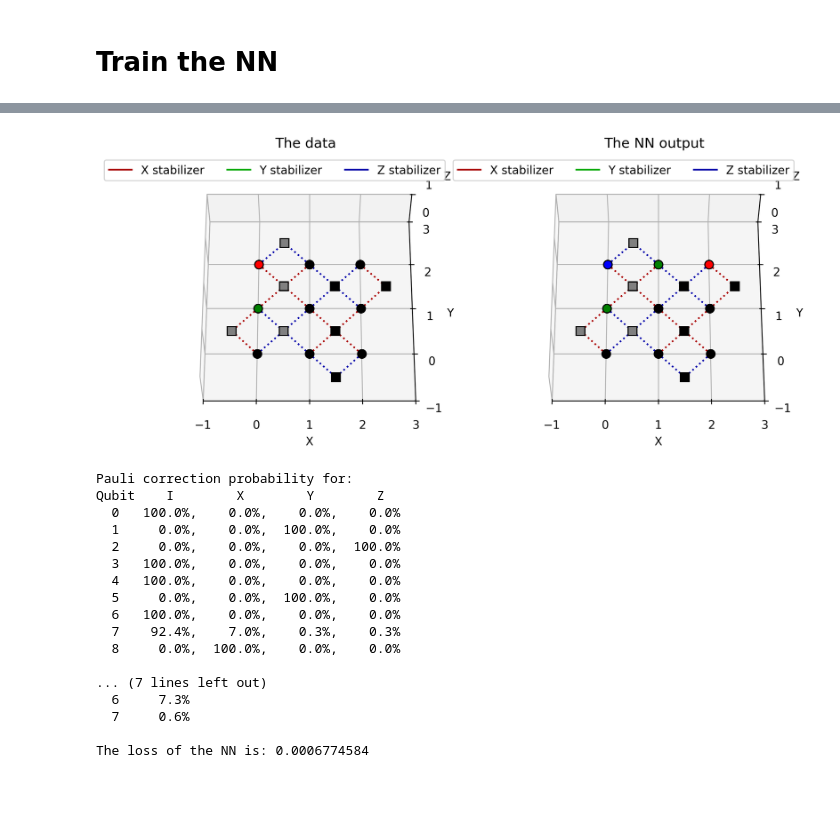
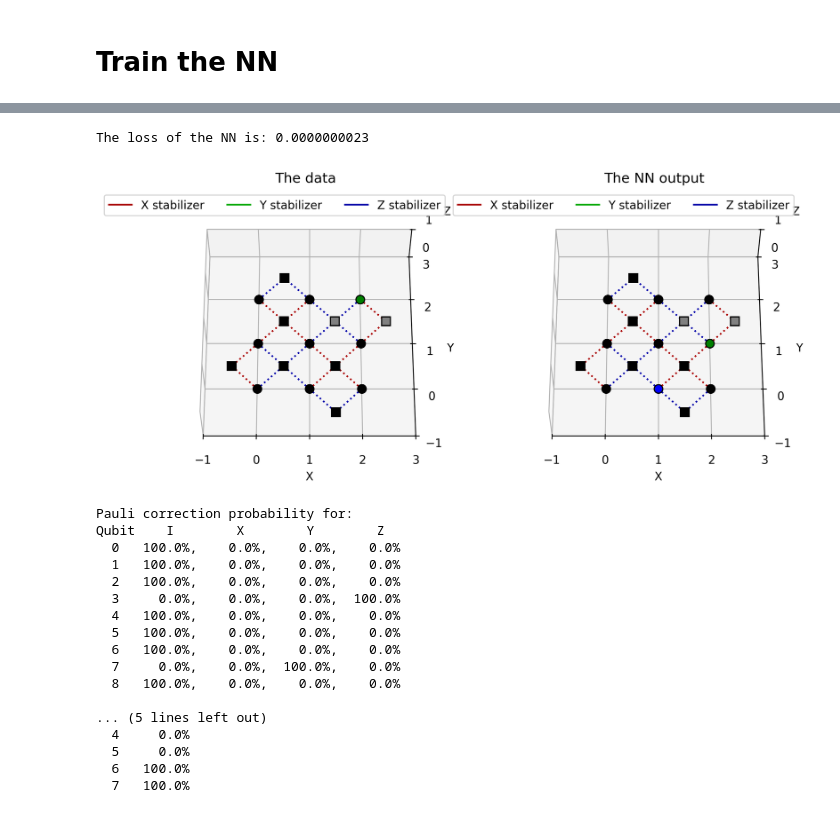
Before and after one commit to JuliusRye/QEC, a Jupyter notebook: testing/decoder.ipynb, the cells around one changed output, grey strips where cells are left out. Drawn from its saved outputs; the diff is of its cells as text; code cells hidden in the pictures.

```diff
--- a/testing/decoder.ipynb
+++ b/testing/decoder.ipynb
@@ -61,8 +49,10 @@ def NN_raw_to_correction(NN_output: jnp.ndarray) -> jnp.ndarray:
     Normalize the NN output to represent probabilities
     using the exponentiel of the values as their respective weights
     """
+    # logits have values between zero and one
     logits = NN_output.reshape((4, NN_output.shape[0]//4))
-    probabilities = jnp.exp(logits) / jnp.sum(jnp.exp(logits), axis=0)
+    # Normalize so probabilities sum to one
+    probabilities = logits / jnp.sum(logits, axis=0)
     return probabilities
 
 NN_raw_to_correction_batch = jax.vmap(
@@ -175,8 +165,8 @@ optimizer = optax.adam(learning_rate)
 opt_state = optimizer.init(params)
 
 # training parameters
-num_training_batches = 10_000
-batchsize = 512
+num_training_batches = 20_000
+batch_size = 512
 losses=[]
 # %%
 from IPython.display import clear_output
@@ -202,6 +192,12 @@ for idx_batch in range(num_training_batches):
     # get loss and its gradient with respect to network parameters:
     loss, grads = mse_loss_batch_val_grad(syndromes, params, Mx, My, Mz)
 
+    # Safe-guard against nan values
+    # Stopts the training before updating with problematic prams
+    if jnp.isnan(loss):
+        print(idx_batch)
+        break
+
     # update the network parameters:
     updates, opt_state = optimizer.update( grads, opt_state )
     params = optax.apply_updates( params, updates )
@@ -228,52 +237,53 @@ plt.show()
 # %%
 # Generate data
 batch_size = 1
 subkey, key = jax.random.split(key)
 errors = jax_create_error_batch(
-    px = .1,
-    py = .1,
-    pz = .1,
+    px = .05,
+    py = .05,
+    pz = .05,
     size = ndq,
     batch_size = batch_size,
     key = subkey
 )
 syndromes = jax_get_syndromes_batch(Mx, My, Mz, errors)
 
 # Run the neural network
 NN_raw = NN_batch(syndromes, params)
 NN_correction = NN_raw_to_correction_batch(NN_raw)
 NN_syndrome = NN_correction_to_syndrome_batch(NN_correction, Mx, My, Mz)
 loss, gradient = mse_loss_batch_val_grad(syndromes, params, Mx, My, Mz)
+print(f"\nThe loss of the NN is: {loss:.10f}")
 
 # Show the results
 fig, (ax1, ax2) = plt.subplots(ncols=2, subplot_kw={'projection': '3d'}, dpi=300)
 fig.set_figwidth(10)
 fig.set_figheight(10)
 qec.show(axis=ax1, errors=errors[0], title="The data")
 qec.show(axis=ax2, errors=NN_correction[0].argmax(axis=0), title="The NN output")
 plt.show()
 
 # Print the results
 print("Pauli correction probability for:\nQubit    I        X        Y        Z\n"+'\n'.join([f'  {i}  '+', '.join([f'{v: 7.1%}' for v in p]) for i, p in enumerate(NN_correction[0].T)]))
 print("\nSyndrome probabilities from the NN-predictions:\n"+'\n'.join(f"  {i}  {p:7.1%}" for i, p in enumerate(NN_syndrome[0])))
-print(f"\nThe loss of the NN is: {loss:.10f}")
 # %% [output]
+The loss of the NN is: 0.0000000023
-[figure, old version]
+[figure, new version]
-Pauli correction probability for:
-Qubit    I        X        Y        Z
-  0   100.0%,    0.0%,    0.0%,    0.0%
-  1     0.0%,    0.0%,  100.0%,    0.0%
-  2     0.0%,    0.0%,    0.0%,  100.0%
-  3   100.0%,    0.0%,    0.0%,    0.0%
-  4   100.0%,    0.0%,    0.0%,    0.0%
-  5     0.0%,    0.0%,  100.0%,    0.0%
-  6   100.0%,    0.0%,    0.0%,    0.0%
-  7    92.4%,    7.0%,    0.3%,    0.3%
-  8     0.0%,  100.0%,    0.0%,    0.0%
-
-... (7 lines left out)
-  6     7.3%
-  7     0.6%
-
-The loss of the NN is: 0.0006774584
+Pauli correction probability for:
+Qubit    I        X        Y        Z
+  0   100.0%,    0.0%,    0.0%,    0.0%
+  1   100.0%,    0.0%,    0.0%,    0.0%
+  2   100.0%,    0.0%,    0.0%,    0.0%
+  3     0.0%,    0.0%,    0.0%,  100.0%
+  4   100.0%,    0.0%,    0.0%,    0.0%
+  5   100.0%,    0.0%,    0.0%,    0.0%
+  6   100.0%,    0.0%,    0.0%,    0.0%
+  7     0.0%,    0.0%,  100.0%,    0.0%
+  8   100.0%,    0.0%,    0.0%,    0.0%
+
+... (5 lines left out)
+  4     0.0%
+  5     0.0%
+  6   100.0%
+  7   100.0%
 # %%
```
Also changed, not shown: parts of 6 cells of this notebook, 4 other files.
